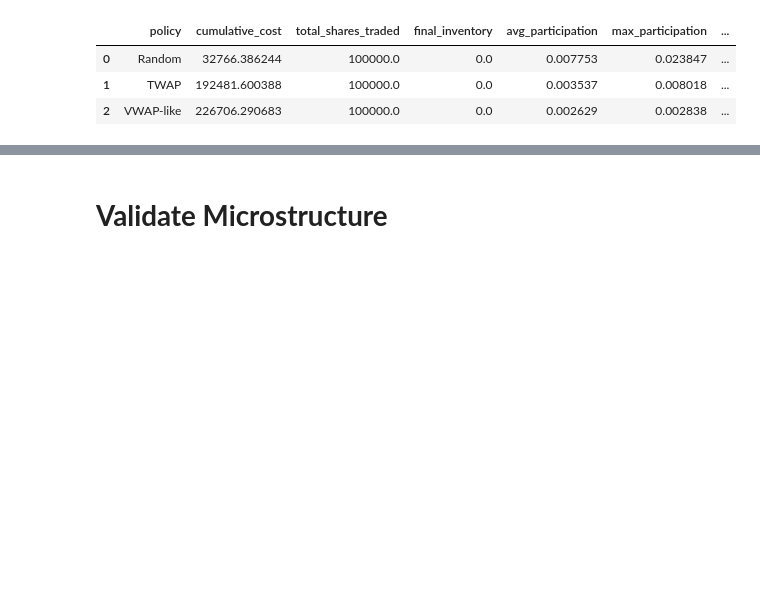
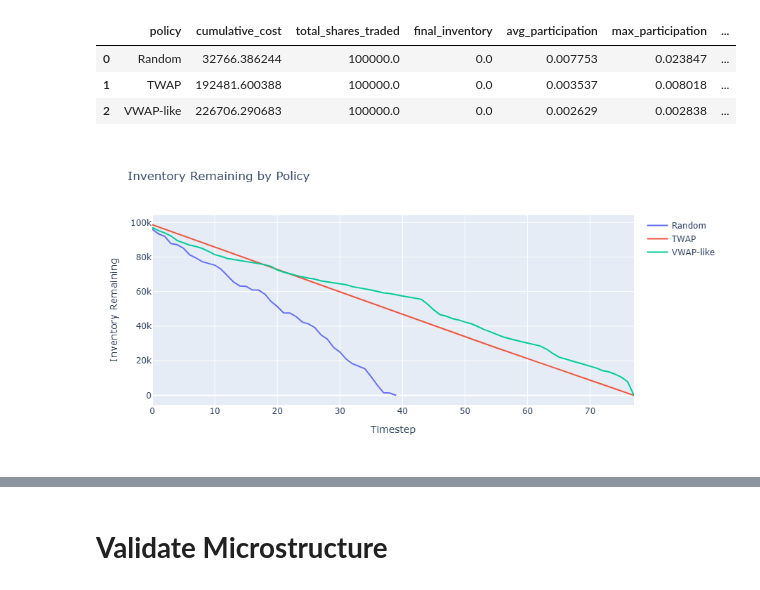
Before and after one commit to ADRIANVM117/data-science-portfolio, a Jupyter notebook: Optimal_execution_under_market_impact/notebooks/04_Reiforcment_Learning_execution.ipynb, the cells around one changed output, grey strips where cells are left out. Saved outputs shown, nothing was run; the diff lists cells and outputs as text; code cells hidden in the pictures; blank space fills up the shorter version.

```diff
--- a/Optimal_execution_under_market_impact/notebooks/04_Reiforcment_Learning_execution.ipynb
+++ b/Optimal_execution_under_market_impact/notebooks/04_Reiforcment_Learning_execution.ipynb
@@ -1542,33 +1545,37 @@ summary_benchmarks
 # %%
 import plotly.graph_objects as go
 
 histories = [
     history_random,
     history_twap,
     history_vwap
 ]
 
 fig = go.Figure()
 
 for history in histories:
     fig.add_trace(
         go.Scatter(
             x=history["t"],
             y=history["inventory_remaining"],
             mode="lines",
             name=history["policy"].iloc[0]
         )
     )
 
 fig.update_layout(
     title="Inventory Remaining by Policy",
     xaxis_title="Timestep",
     yaxis_title="Inventory Remaining",
     height=450,
     width=900
 )
 
 fig.show()
+fig.write_image("../results/plots/Inventory_Remaining_by_Policy.png")
+display(Image(filename="../results/plots/Inventory_Remaining_by_Policy.png"))
+# %% [output]
+[figure, added]
 # %%
 fig = go.Figure()
 
```
Also changed, not shown: parts of 4 cells of this notebook, 1 other file.
